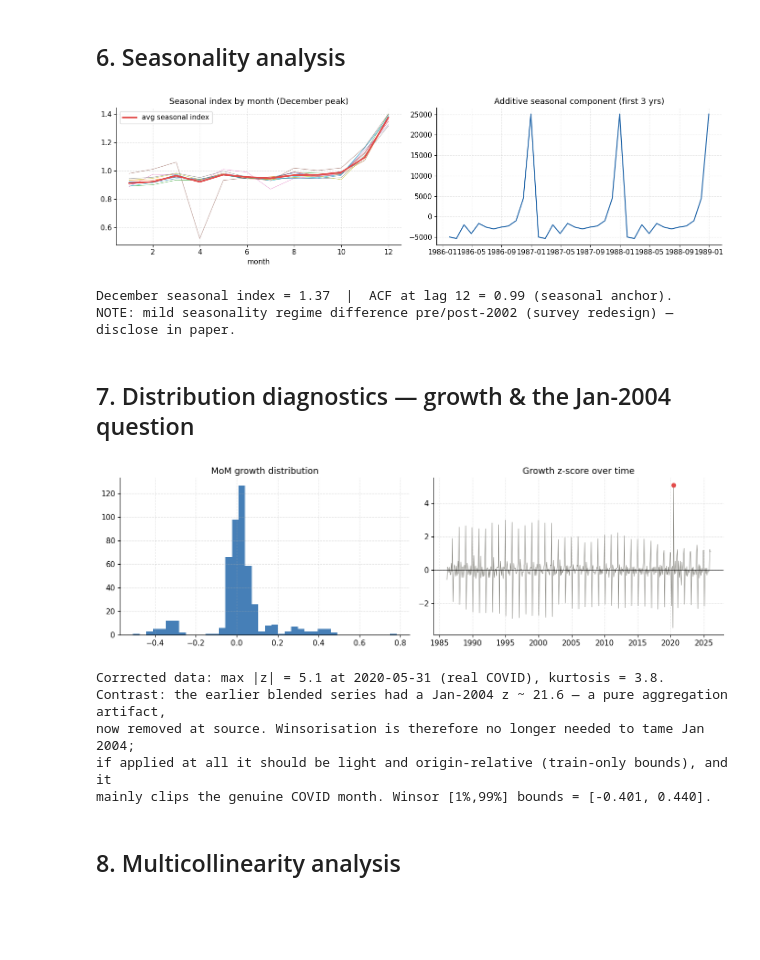
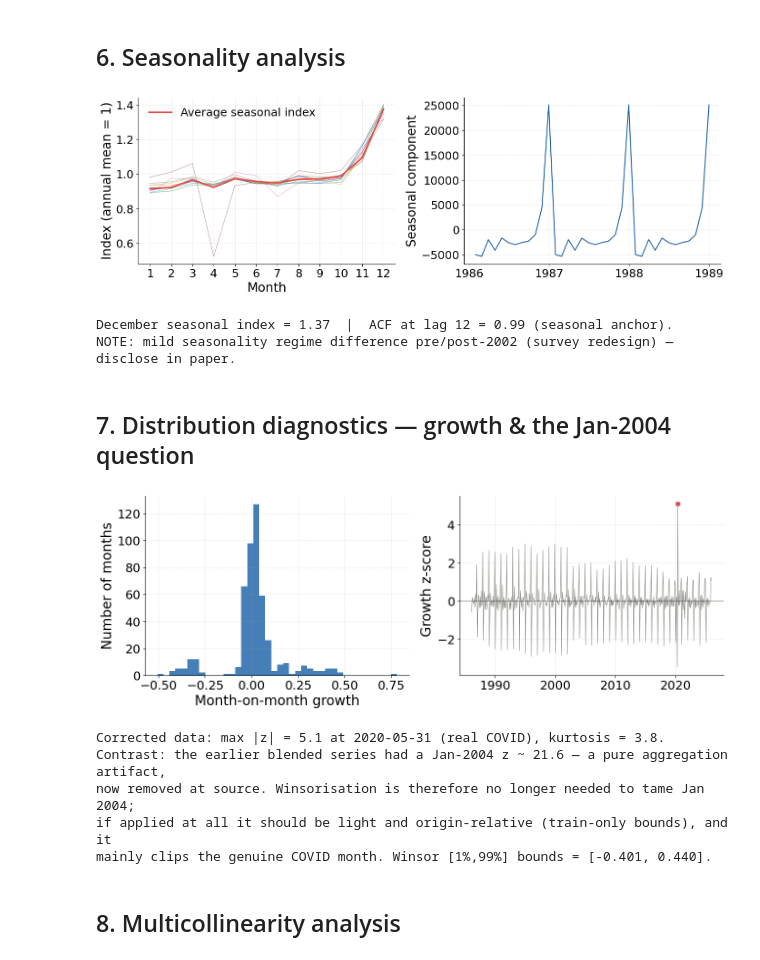
Before and after one commit to thabisop/Tree_Based_ML-Short_Term_Retail_Trade_Sales_Forecasting, a Jupyter notebook: EDA_RetailTradeSales.ipynb, the cells around one changed output. Cells and saved outputs as stored; diff of their text form; code cells hidden in the pictures; blank space fills up the shorter version.

```diff
--- a/EDA_RetailTradeSales.ipynb
+++ b/EDA_RetailTradeSales.ipynb
@@ -151,17 +151,17 @@ Scale is now the true constant-2019 total (~R100bn/month in 2025), not the old ~
 # %% [markdown]
 ## 3. Time series plots
 # %%
+# Same layout as before; titles removed, fonts enlarged
 fig, axes = plt.subplots(2, 1, figsize=(14, 8))
 axes[0].plot(df_full.index, df_full[TARGET], color=PALETTE['primary'], lw=0.8)
-axes[0].set_title('Retail trade sales (constant 2019 prices, NSA) — 1986 to May 2026')
-axes[0].set_ylabel('R million')
+axes[0].set_ylabel('R million', fontsize=20)
 for b in ['1991-01-01', '2001-01-01', '2002-01-01']:
     axes[0].axvline(pd.Timestamp(b), color=PALETTE['neutral'], ls=':', lw=0.7)
 g = df_full[TARGET].pct_change() * 100
 axes[1].plot(df_full.index, g, color=PALETTE['positive'], lw=0.7)
 axes[1].axhline(0, color='k', lw=0.4)
-axes[1].set_title('Month-on-month % change  (only extreme = real May-2020 COVID rebound)')
-axes[1].set_ylabel('% change')
-plt.tight_layout(); plt.savefig('plot_eda_01_series.png', dpi=150, bbox_inches='tight'); plt.show()
+axes[1].set_ylabel('Month-on-month change (%)', fontsize=20)
+for a in axes: a.tick_params(labelsize=18)
+plt.tight_layout(h_pad=1.5); plt.savefig('plot_eda_01_series.png', dpi=150, bbox_inches='tight'); plt.show()
 print('Max |MoM growth| = %.1f%% at %s (COVID). No 2004 artifact.' % (g.abs().max(), g.abs().idxmax().date()))
 # %% [output]
@@ -172,24 +172,25 @@ Max |MoM growth| = 78.2% at 2020-05-31 (COVID). No 2004 artifact.
 # %%
 cols = [TARGET, 'cpi', 'cpi_yoy', 'exchangeRate', 'electricity', 'cci_level'] + LAG_VARS
 corr = df[cols].corr().round(2)
-# Plain-language labels so the figure matches the dissertation tables (no code names)
+# Plain-language labels matching the dissertation tables; saved at printed size (full text width)
 nice = {TARGET: 'Retail sales', 'cpi': 'CPI level', 'cpi_yoy': 'CPI inflation',
         'exchangeRate': 'Exchange rate', 'electricity': 'Electricity',
         'cci_level': 'Consumer confidence', 'retail_lag_1': 'Retail sales, lag 1',
         'retail_lag_3': 'Retail sales, lag 3', 'retail_lag_6': 'Retail sales, lag 6'}
 lab = [nice.get(c, c) for c in cols]
-fig, ax = plt.subplots(figsize=(12, 10))
+TW = 5.59  # printed text width in inches; figures saved at this size so font sizes are true point sizes
+plt.rcParams.update({'font.size': 9, 'xtick.labelsize': 8.5, 'ytick.labelsize': 8.5})
+fig, ax = plt.subplots(figsize=(TW, TW * 0.86))
 im = ax.imshow(corr.values, cmap='RdBu_r', vmin=-1, vmax=1)
-ax.set_xticks(range(len(cols))); ax.set_xticklabels(lab, rotation=45, ha='right', fontsize=15)
-ax.set_yticks(range(len(cols))); ax.set_yticklabels(lab, fontsize=15)
+ax.set_xticks(range(len(cols))); ax.set_xticklabels(lab, rotation=45, ha='right')
+ax.set_yticks(range(len(cols))); ax.set_yticklabels(lab)
 for i in range(len(cols)):
     for j in range(len(cols)):
         v = corr.values[i, j]
-        ax.text(j, i, f'{v:.2f}', ha='center', va='center', fontsize=15, fontweight='bold',
+        ax.text(j, i, f'{v:.2f}', ha='center', va='center', fontsize=8, fontweight='bold',
                 color='white' if abs(v) >= 0.6 else 'black')
-cb = plt.colorbar(im, fraction=0.046, pad=0.03); cb.ax.tick_params(labelsize=14)
-# No embedded title: the caption in the dissertation describes the figure (Figure 4.4)
-plt.tight_layout(); plt.savefig('plot_eda_corr_target_series.png', dpi=200, bbox_inches='tight'); plt.show()
+cb = plt.colorbar(im, fraction=0.046, pad=0.03); cb.ax.tick_params(labelsize=8)
+plt.tight_layout(); plt.savefig('plot_eda_corr_target_series.png', dpi=300, bbox_inches='tight'); plt.show()
 
 ct = df[cols].corr()[TARGET].drop(TARGET).sort_values()
 print('Correlation with retail_sales:'); print(ct.round(3).to_string())
@@ -300,37 +301,48 @@ lag (months)
 # %% [markdown]
 ## 6. Seasonality analysis
 # %%
+# Same data and calculation as before; landscape size kept, titles removed, fonts enlarged
+import matplotlib.dates as mdates
 df['month'] = df.index.month; df['year'] = df.index.year
 piv = df[df['year'] >= 2005].pivot_table(index='month', columns='year', values=TARGET)
 seas = (piv.div(piv.mean(axis=0), axis=1)).mean(axis=1)
-fig, ax = plt.subplots(1, 2, figsize=(14, 4))
+fig, ax = plt.subplots(1, 2, figsize=(14, 4.6))
 for yy in range(2015, 2026):
     if yy in piv.columns:
         ax[0].plot(piv.index, piv[yy] / piv[yy].mean(), lw=0.8, alpha=0.6)
-ax[0].plot(seas.index, seas.values, color=PALETTE['negative'], lw=2.5, label='avg seasonal index')
-ax[0].set_title('Seasonal index by month (December peak)'); ax[0].set_xlabel('month'); ax[0].legend()
+ax[0].plot(seas.index, seas.values, color=PALETTE['negative'], lw=2.5, label='Average seasonal index')
+ax[0].set_xlabel('Month', fontsize=20); ax[0].set_ylabel('Index (annual mean = 1)', fontsize=20)
+ax[0].set_xticks(range(1, 13)); ax[0].legend(fontsize=18, frameon=False, loc='upper left')
 if HAS_STATSMODELS:
     dec = seasonal_decompose(df[TARGET].dropna(), model='additive', period=12)
     ax[1].plot(dec.seasonal.iloc[:36].index, dec.seasonal.iloc[:36].values, color=PALETTE['primary'])
-    ax[1].set_title('Additive seasonal component (first 3 yrs)')
-plt.tight_layout(); plt.savefig('plot_eda_04_seasonality.png', dpi=150, bbox_inches='tight'); plt.show()
+    ax[1].set_ylabel('Seasonal component', fontsize=20)
+    ax[1].xaxis.set_major_locator(mdates.YearLocator()); ax[1].xaxis.set_major_formatter(mdates.DateFormatter('%Y'))
+for a in ax: a.tick_params(labelsize=18)
+plt.tight_layout(w_pad=2); plt.savefig('plot_eda_04_seasonality.png', dpi=150, bbox_inches='tight'); plt.show()
 print('December seasonal index = %.2f  |  ACF at lag 12 = %.2f (seasonal anchor).'
       % (seas.loc[12], df[TARGET].dropna().autocorr(12)))
 print('NOTE: mild seasonality regime difference pre/post-2002 (survey redesign) — disclose in paper.')
 # %% [output]
-[figure, old version]
+[figure, new version]
 December seasonal index = 1.37  |  ACF at lag 12 = 0.99 (seasonal anchor).
 NOTE: mild seasonality regime difference pre/post-2002 (survey redesign) — disclose in paper.
 # %% [markdown]
 ## 7. Distribution diagnostics — growth & the Jan-2004 question
 # %%
+# Landscape size kept, titles removed, fonts enlarged
 rg = df['retail_growth'].dropna()
 z = (rg - rg.mean()) / rg.std()
-fig, ax = plt.subplots(1, 2, figsize=(13, 4))
-ax[0].hist(rg, bins=40, color=PALETTE['primary'], alpha=0.8); ax[0].set_title('MoM growth distribution')
+fig, ax = plt.subplots(1, 2, figsize=(13, 4.6))
+ax[0].hist(rg, bins=40, color=PALETTE['primary'], alpha=0.8)
+ax[0].set_xlabel('Month-on-month growth', fontsize=20); ax[0].set_ylabel('Number of months', fontsize=20)
 ax[1].plot(rg.index, z, color=PALETTE['neutral'], lw=0.7); ax[1].axhline(0, color='k', lw=0.4)
-ax[1].set_title('Growth z-score over time'); ax[1].scatter([z.abs().idxmax()], [z.loc[z.abs().idxmax()]], color=PALETTE['negative'], zorder=5)
-plt.tight_layout(); plt.savefig('plot_eda_05_growth.png', dpi=150, bbox_inches='tight'); plt.show()
+ax[1].scatter([z.abs().idxmax()], [z.loc[z.abs().idxmax()]], color=PALETTE['negative'], zorder=5)
+ax[1].set_ylabel('Growth z-score', fontsize=20)
+import matplotlib.dates as mdates
+ax[1].xaxis.set_major_locator(mdates.YearLocator(10)); ax[1].xaxis.set_major_formatter(mdates.DateFormatter('%Y'))
+for a in ax: a.tick_params(labelsize=18)
+plt.tight_layout(w_pad=2); plt.savefig('plot_eda_05_growth.png', dpi=150, bbox_inches='tight'); plt.show()
 print('Corrected data: max |z| = %.1f at %s (real COVID), kurtosis = %.1f.'
       % (z.abs().max(), z.abs().idxmax().date(), rg.kurtosis()))
 print('Contrast: the earlier blended series had a Jan-2004 z ~ 21.6 — a pure aggregation artifact,')
@@ -339,7 +351,7 @@ print('if applied at all it should be light and origin-relative (train-only boun
 print('mainly clips the genuine COVID month. Winsor [1%%,99%%] bounds = [%.3f, %.3f].'
       % (rg.quantile(0.01), rg.quantile(0.99)))
 # %% [output]
-[figure, old version]
+[figure, new version]
 Corrected data: max |z| = 5.1 at 2020-05-31 (real COVID), kurtosis = 3.8.
 Contrast: the earlier blended series had a Jan-2004 z ~ 21.6 — a pure aggregation artifact,
 now removed at source. Winsorisation is therefore no longer needed to tame Jan 2004;
```
Also changed, not shown: parts of 7 cells of this notebook.
